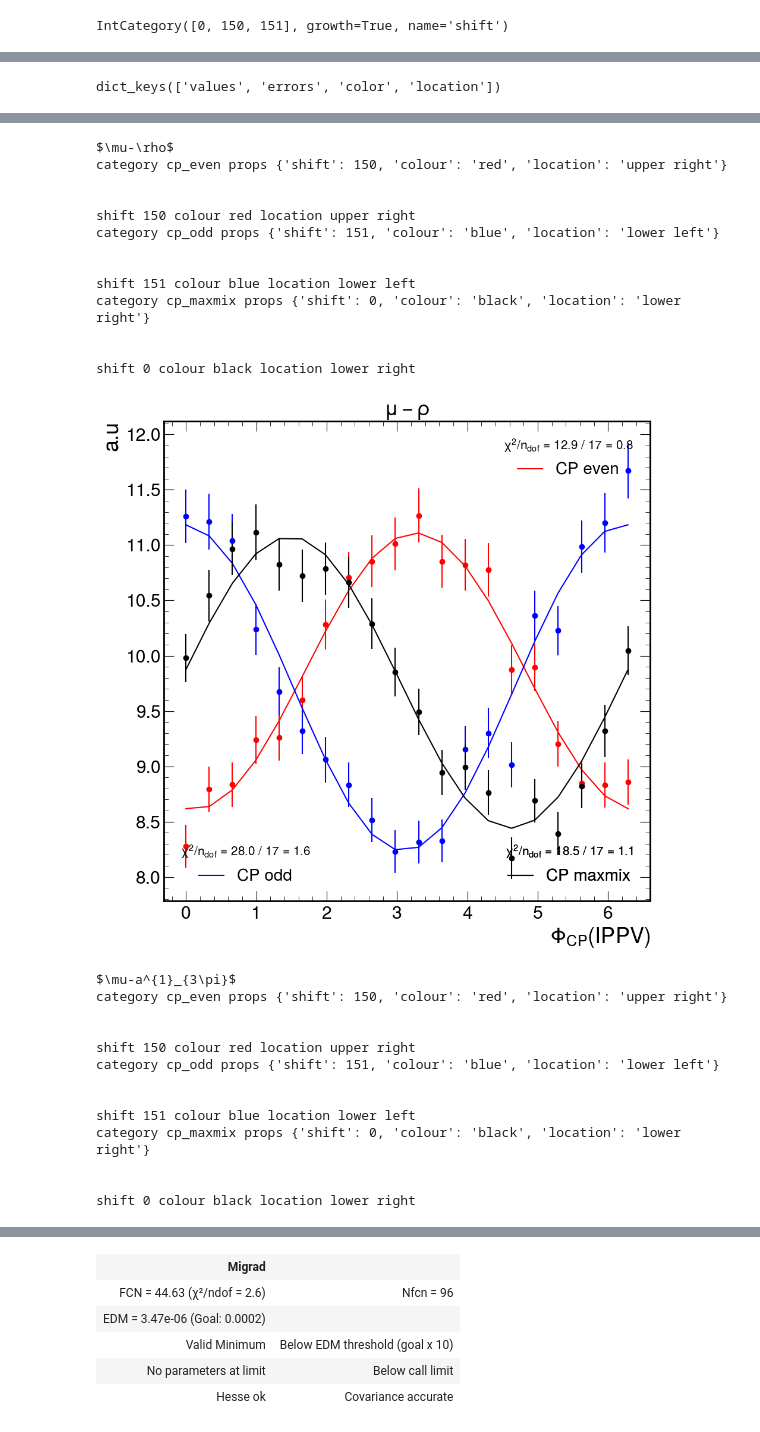
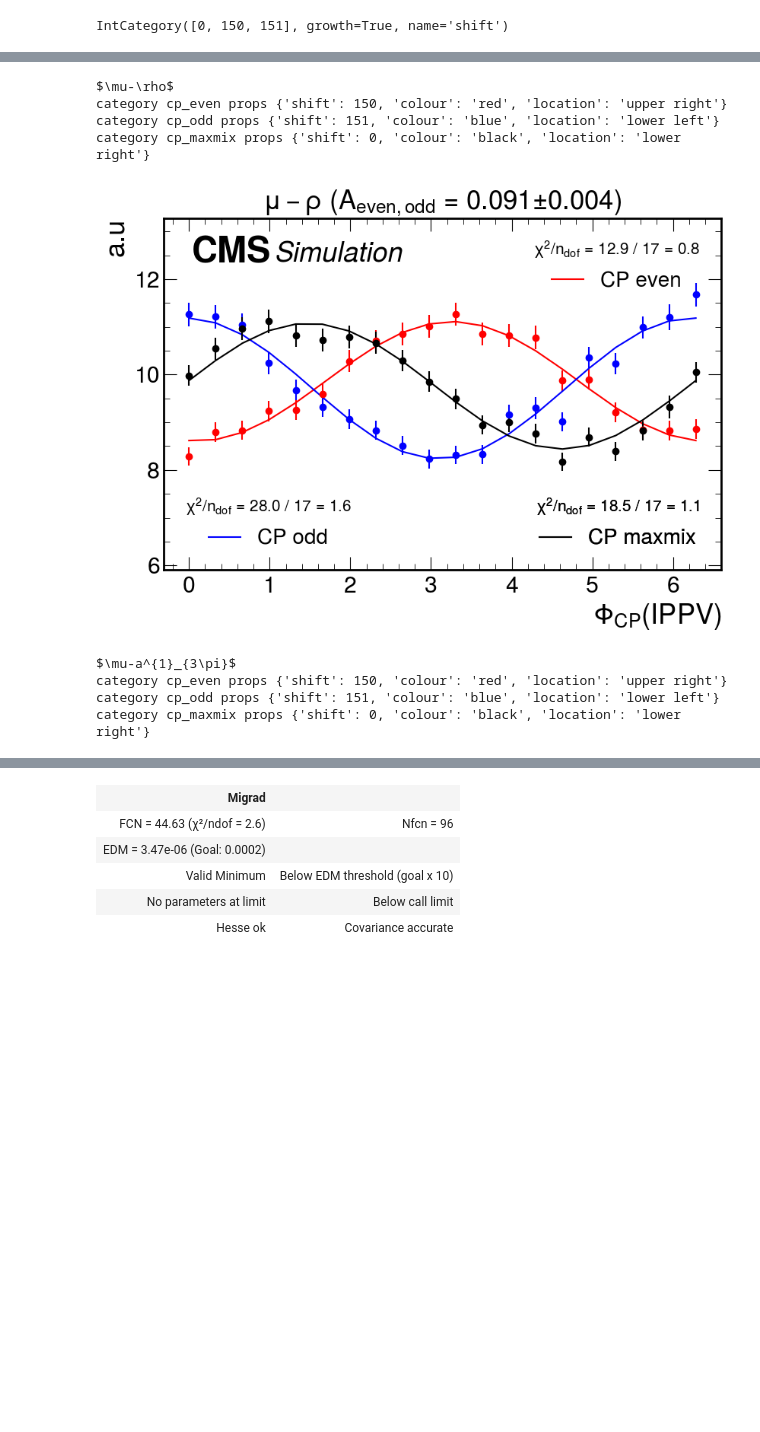
Before and after one commit to mathilde-t/PhiCP_Fit, a Jupyter notebook: fit_phicp.ipynb, the cells around one changed output, grey strips where cells are left out. Drawn from its saved outputs; the diff is of its cells as text; code cells hidden in the pictures; blank space fills up the shorter version.

Commit message:
add A_even_odd + uncertainty in title + scale y axis to data

```diff
--- a/fit_phicp.ipynb
+++ b/fit_phicp.ipynb
@@ -1,5 +1,5 @@
 # %%
-fit_results = { "tags": [], "keys": [], "a/b": [] }         # e.g tag = IPDP, key = mupi, a/b = num/num
+fit_results = { "tags": {}, "keys": {}, "asymmetry": {} }         # e.g tag = IPDP, key = mupi, a/b = num/num
 # %%
 tag = "IPPV"
 #tag = "IPDP"
@@ -151,8 +134,3 @@ category : $\mu-\pi$, CatValue : 20014002,
-# %%
-#cparray.keys()
-hypothesis_zip.keys()
-# %% [output]
-dict_keys(['values', 'errors', 'color', 'location'])
 # %%
 cpfitarray = {}
 x = np.linspace(0., 2*np.pi, 20)
@@ -168,21 +146,20 @@ def fit(x, y, err=0.05, model=model):
     m.hesse()  # accurately computes uncertainties
     return m, err, m.values["a"], m.errors["a"], m.values["b"], m.errors["b"], m.values["c"]
 
-plt.figure(figsize=(8.9, 6.6))
-hep.cms.text("Simulation", loc=1)
-
-for key, val in cparray.items():
+for key, val in cparray.items(): #LOOP OVER DMs
     print(key)
     if len(val) == 0:
         print(f"WARNING : {key} has an empty dict")
         continue
 
+    plt.figure(figsize=(8.9, 6.6))
+    hep.cms.text("Simulation", loc=1)
+
     results = {}
-    for category, props in shiftdict.items():
+
+    for category, props in shiftdict.items(): #LOOP OVER HYPS
         shift, colour, location = props["shift"], props["colour"], props["location"]
         print("category", category, "props", props)
-        print("\n")
-        print("shift", shift, "colour", colour, "location", location)
 
         hypothesis_zip = val[category]
         hypothesis, hypothesis_err = np.ravel(hypothesis_zip["values"]), np.ravel(hypothesis_zip["errors"])
@@ -206,16 +183,42 @@ for key, val in cparray.items():
         legend = plt.legend(handles=[legend_handle], title="\n".join(fit_info), frameon=False, loc=location, fontsize=20, title_fontsize=15)
         plt.gca().add_artist(legend)
 
+        fit_y_min = np.min(fit_curve)#([np.min(model(x, *m.values)) for category in shiftdict])
+        fit_y_max = np.max(fit_curve)#([np.max(model(x, *m.values)) for category in shiftdict])
+        y_min = fit_y_min - 0.3 * fit_y_min
+        y_max = fit_y_max + 0.2 * fit_y_max
+        plt.ylim(y_min, y_max)
+
+    for category1, category2 in itertools.combinations(shiftdict.keys(), 2):
+        hypothesis1 = np.ravel(val[category1]["values"])
+        hypothesis2 = np.ravel(val[category2]["values"])
+        error1 = np.ravel(val[category1]["errors"])
+        error2 = np.ravel(val[category2]["errors"])
+
+        asymmetry = comp_asymmetry(hypothesis1, hypothesis2)
+        asymmetry_error = comp_asymmetry_error(hypothesis1, hypothesis2, error1, error2)
+
+        combo_name = f"{category1}_vs_{category2}"
+        fit_results["asymmetry"][combo_name] = {
+            "asymmetry_val": asymmetry,
+            "asymmetry_error": asymmetry_error
+        }
 
     # Save the results for each fit
-    fit_results["tags"].append(tag)
-    fit_results["keys"].append(key)
+    cpfitarray[key] = {f"m_{category[3:]}": results[category]["m"] for category in shiftdict} # = {"m_even": m_even, "m_odd": m_odd, "m_maxmix": m_maxmix} haves fit results : hesse and co for a,b,c
+    tag_identifier = f"{key}_tag"
+    key_identifier = f"{key}_key"
+    fit_results["tags"][tag_identifier] = tag
+    fit_results["keys"][key_identifier] = key
 
-    cpfitarray[key] = {f"m_{category[3:]}": results[category]["m"] for category in shiftdict} # = {"m_even": m_even, "m_odd": m_odd, "m_maxmix": m_maxmix}
+    asymmetry_val_even_odd = fit_results['asymmetry']['cp_even_vs_cp_odd']['asymmetry_val']
+    asymmetry_error_even_odd = fit_results['asymmetry']['cp_even_vs_cp_odd']['asymmetry_error']
+    asymmetry_val_even_odd_rounded = round(asymmetry_val_even_odd, 3)
+    asymmetry_error_even_odd_rounded = round(asymmetry_error_even_odd, 3)
 
     plt.xlabel(r"$\Phi_{CP}$"+f"({tag})")
     plt.ylabel("a.u")
-    plt.title(f"{key}", fontsize=25, loc='center')
+    plt.title(f"{key} ($A_{{even,odd}}$ = {asymmetry_val_even_odd_rounded}$\pm${asymmetry_error_even_odd_rounded})", fontsize=25, loc='center')
     plt.tight_layout()
     plt.savefig(f"OUTPUT/{tag}_{simpledict[key]}.pdf", dpi=300)
     plt.show()
@@ -237,27 +231,9 @@ shift 0 colour black location lower right
 $\mu-\rho$
 category cp_even props {'shift': 150, 'colour': 'red', 'location': 'upper right'}
-
-
-shift 150 colour red location upper right
 category cp_odd props {'shift': 151, 'colour': 'blue', 'location': 'lower left'}
-
-
-shift 151 colour blue location lower left
 category cp_maxmix props {'shift': 0, 'colour': 'black', 'location': 'lower right'}
-
-
-shift 0 colour black location lower right
-[figure, old version]
+[figure, new version]
 $\mu-a^{1}_{3\pi}$
 category cp_even props {'shift': 150, 'colour': 'red', 'location': 'upper right'}
-
-
-shift 150 colour red location upper right
 category cp_odd props {'shift': 151, 'colour': 'blue', 'location': 'lower left'}
-
-
-shift 151 colour blue location lower left
 category cp_maxmix props {'shift': 0, 'colour': 'black', 'location': 'lower right'}
-
-
-shift 0 colour black location lower right
```
Also changed, not shown: parts of 10 cells of this notebook, 9 other files.
